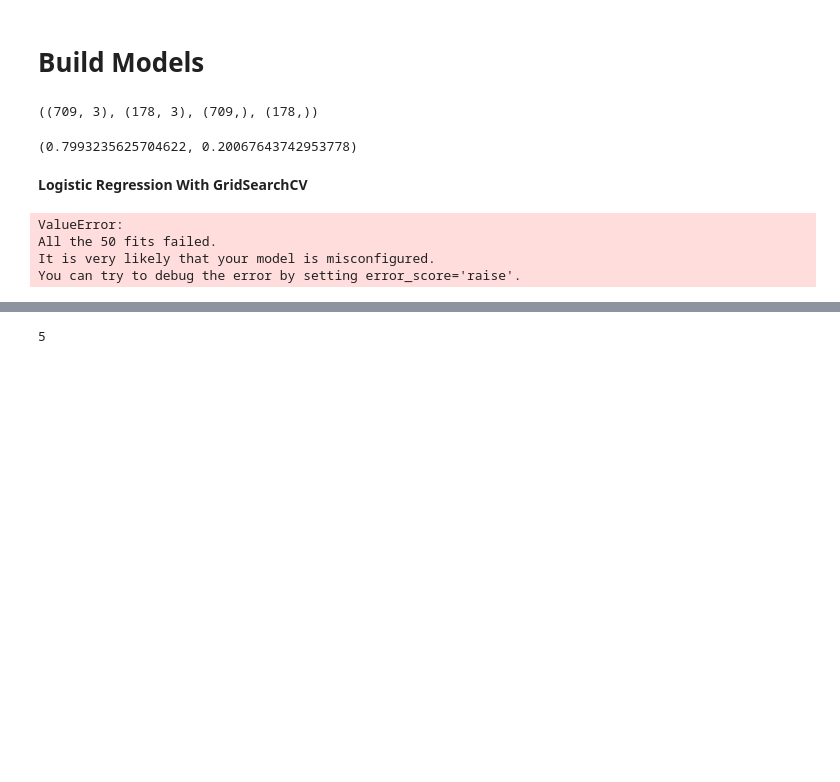
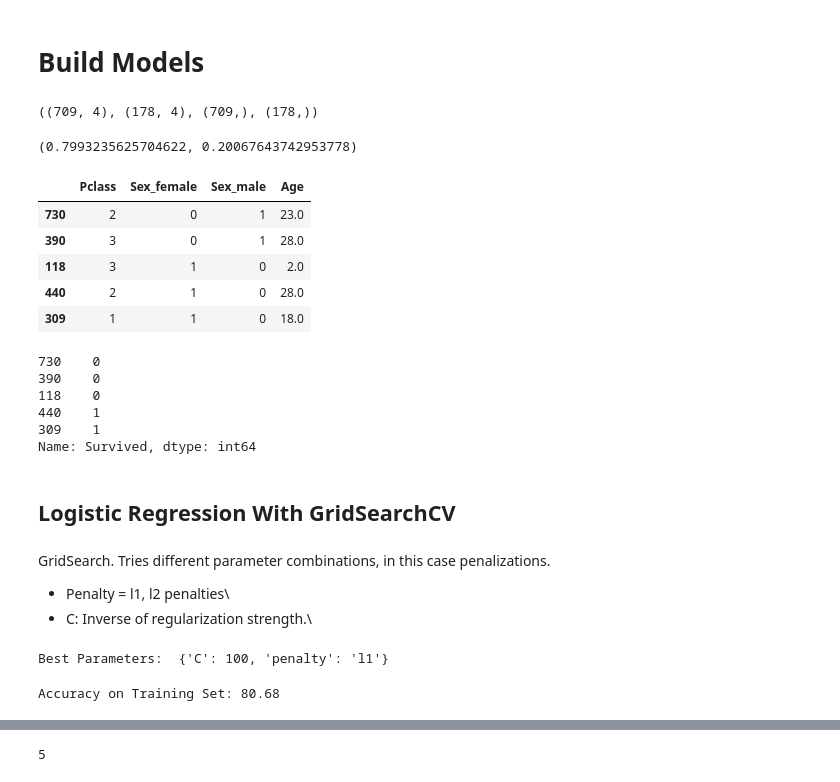
Before and after one commit to yacoan81/OCS_demo, a Jupyter notebook: Lunch&Learn.ipynb, the cells around one changed output, grey strips where cells are left out. Drawn from its saved outputs; the diff is of its cells as text; code cells hidden in the pictures; blank space fills up the shorter version.

```diff
--- a/Lunch&Learn.ipynb
+++ b/Lunch&Learn.ipynb
@@ -186,5 +188,5 @@ SEX is not, we need to get dummy variables for Sex. \
 It's called One-hot Encoding (or Dummy Encoding)
 # %%
 features = ['Pclass','Sex','Age']
-X = pd.get_dummies(titanic[features])
+titanic2 = pd.get_dummies(titanic[features])
 # %%
@@ -201,5 +203,8 @@ X.head(10)
 | 7 | 3 | 2.0 | 0 | 1 |
 | 8 | 3 | 27.0 | 1 | 0 |
 | 9 | 2 | 14.0 | 1 | 0 |
+# %%
+# New features (dummy variables)
+features2 = ['Pclass','Sex_female','Sex_male','Age']
 # %%
 # for more categories:
@@ -221,33 +226,60 @@ pd.get_dummies(X['Pclass'])
 # %% [markdown]
 # Build Models
 # %%
-x = titanic[features]
+x = titanic2[features2]
 y = titanic['Survived']
 # %%
 x_train, x_test, y_train, y_test = train_test_split(x, y, test_size=0.2, random_state = 42)
 # %%
 x_train.shape , x_test.shape , y_train.shape , y_test.shape
 # %% [output]
-((709, 3), (178, 3), (709,), (178,))
+((709, 4), (178, 4), (709,), (178,))
 # %%
 x_train.shape[0] / titanic.shape[0] , x_test.shape[0] / titanic.shape[0]
 # %% [output]
 (0.7993235625704622, 0.20067643742953778)
+# %%
+x_train.head()
+# %% [output]
+|  | Pclass | Sex_female | Sex_male | Age |
+| 730 | 2 | 0 | 1 | 23.0 |
+| 390 | 3 | 0 | 1 | 28.0 |
+| 118 | 3 | 1 | 0 | 2.0 |
+| 440 | 2 | 1 | 0 | 28.0 |
+| 309 | 1 | 1 | 0 | 18.0 |
+# %%
+y_train.head()
+# %% [output]
+730    0
+390    0
+118    0
+440    1
+309    1
+Name: Survived, dtype: int64
 # %% [markdown]
-**Logistic Regression With GridSearchCV**
+## Logistic Regression With GridSearchCV
+# %% [markdown]
+GridSearch. Tries different parameter combinations, in this case penalizations.
+* Penalty = l1, l2 penalties\
+* C: Inverse of regularization strength.\
 # %%
-lr = LogisticRegression(random_state=42)
+lr = LogisticRegression(random_state=42, solver='liblinear') #(solver is the algorithm for the optimization)
 param_grid_lr = {
-    'C' : [100,10,1.0,0.1,0.01],
-    'penalty':['l1','l2']
+    'penalty':['l1','l2'],
+    'C' : [100,10,1,0.1,0.01],
 }
 
-lr_grid_model = GridSearchCV(lr,param_grid=param_grid_lr , scoring='accuracy' , cv= 5)
+lr_grid_model = GridSearchCV(estimator=lr
+                             ,param_grid=param_grid_lr
+                             ,scoring='accuracy'
+                             ,cv= 5
+                             ,verbose=0)
 lr_grid_model.fit(x_train,y_train)
 print("Best Parameters: ", lr_grid_model.best_params_)
 Best_Logistic_Regression_Model = lr_grid_model.best_estimator_
 # %% [output]
-ValueError:
-All the 50 fits failed.
-It is very likely that your model is misconfigured.
-You can try to debug the error by setting error_score='raise'.
+Best Parameters:  {'C': 100, 'penalty': 'l1'}
+# %%
+print("Accuracy on Training Set: {:.2f}".format(lr_grid_model.best_score_ * 100))
+# %% [output]
+Accuracy on Training Set: 80.68
```
Also changed, not shown: parts of 8 cells of this notebook.
